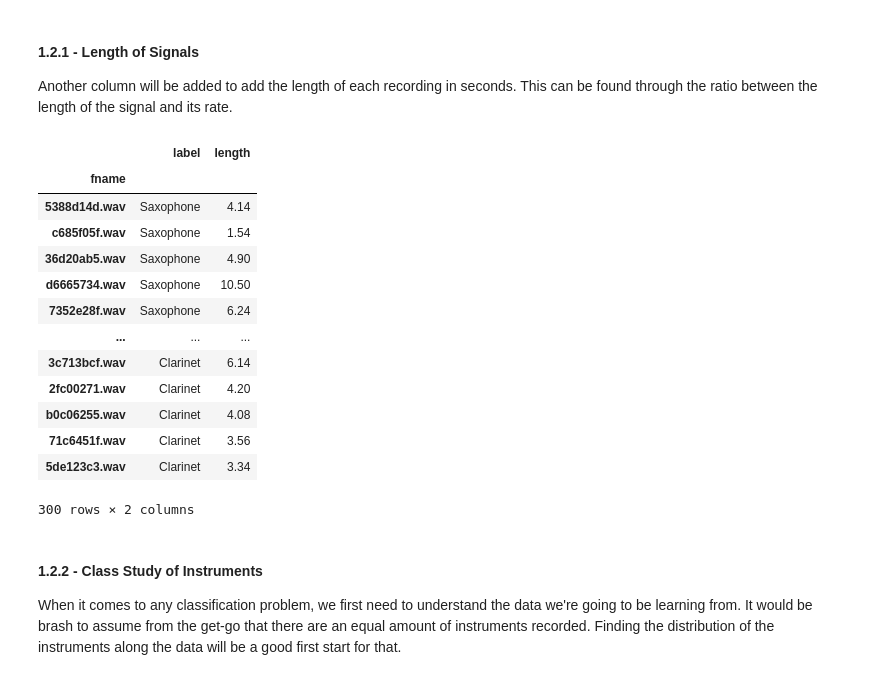
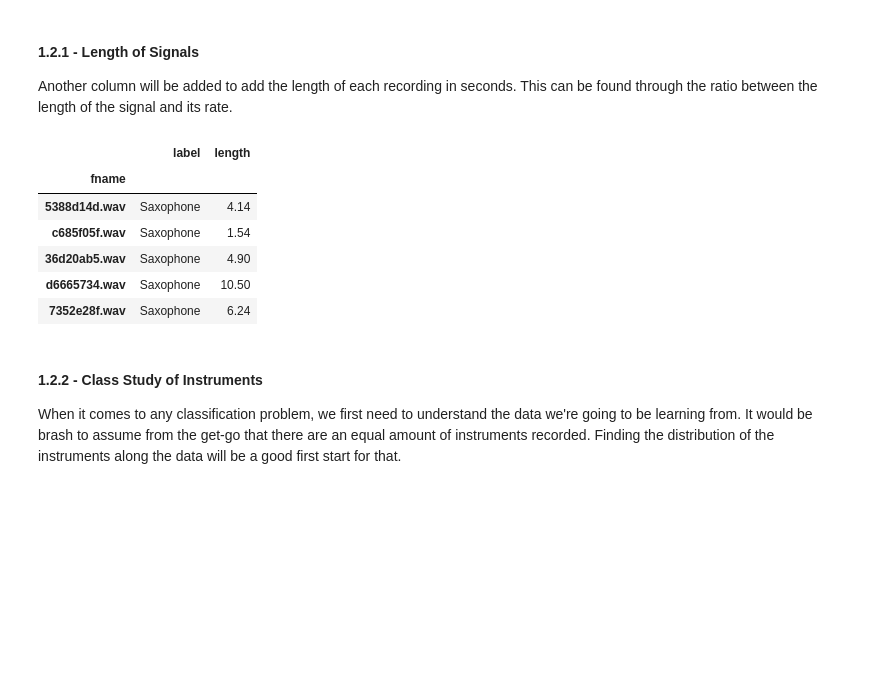
Before and after one commit to theadamsabra/InstrumentClassifier, a Jupyter notebook: Full Procedure.ipynb, the cells around one changed output. Cells and saved outputs as stored; diff of their text form; code cells hidden in the pictures; blank space fills up the shorter version.

```diff
--- a/Full Procedure.ipynb
+++ b/Full Procedure.ipynb
@@ -39,23 +48,16 @@ Another column will be added to add the length of each recording in seconds. Thi
 # %%
 for f in labels.index:
     rate, signal = wavfile.read('wavfiles/'+f)
     labels.at[f, 'length'] = signal.shape[0] / rate #Len of signal / signal's rate = len of signal in seconds
-labels
+labels.head()
 # %% [output]
 |  | label | length |
 | fname |  |  |
 | 5388d14d.wav | Saxophone | 4.14 |
 | c685f05f.wav | Saxophone | 1.54 |
 | 36d20ab5.wav | Saxophone | 4.90 |
 | d6665734.wav | Saxophone | 10.50 |
 | 7352e28f.wav | Saxophone | 6.24 |
-| ... | ... | ... |
-| 3c713bcf.wav | Clarinet | 6.14 |
-| 2fc00271.wav | Clarinet | 4.20 |
-| b0c06255.wav | Clarinet | 4.08 |
-| 71c6451f.wav | Clarinet | 3.56 |
-| 5de123c3.wav | Clarinet | 3.34 |
-300 rows × 2 columns
 # %% [markdown]
 #### 1.2.2 -  Class Study of Instruments
 When it comes to any classification problem, we first need to understand the data we're going to be learning from. It would be brash to assume from the get-go that there are an equal amount of instruments recorded. Finding the distribution of the instruments along the data will be a good first start for that.
```
Also changed, not shown: parts of 5 cells of this notebook, 4 other files.
